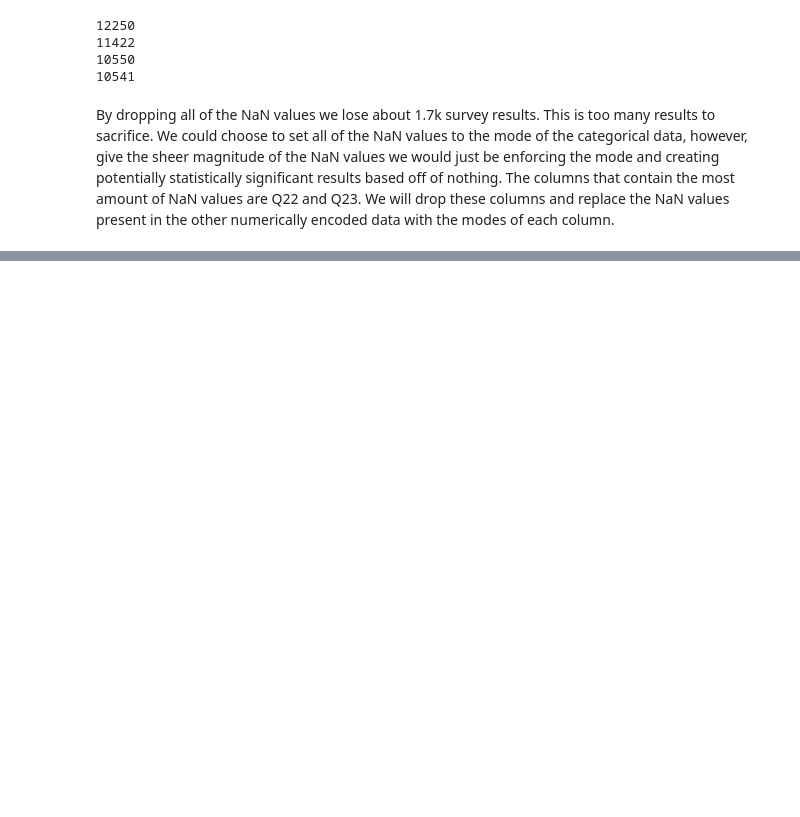
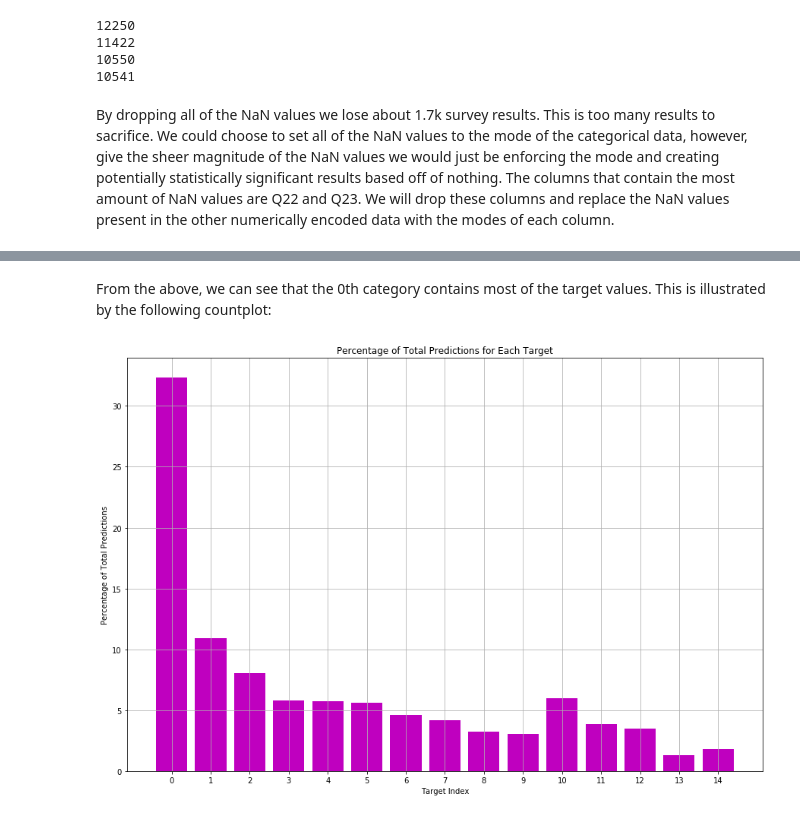
Before and after one commit to atkinssamuel/data-sci-salary-logistic-regression, a Jupyter notebook: atkins_1002951754_assignment2.ipynb, the cells around one changed output, grey strips where cells are left out. Drawn from its saved outputs; the diff is of its cells as text; code cells hidden in the pictures; blank space fills up the shorter version.

```diff
--- a/atkins_1002951754_assignment2.ipynb
+++ b/atkins_1002951754_assignment2.ipynb
@@ -383,0 +767,16 @@ We will create an $N x 1$ matrix of r-values where each entry corresponds with t
+# %%
+dfx = dfx.iloc[:, fit.support_]
+
+model = LogisticRegression()
+model.fit(dfx, dfy)
+predictions = model.predict(dfx)
+
+TN = confusion_matrix(dfy, predictions)[0][0]
+FP = confusion_matrix(dfy, predictions)[0][1]
+FN = confusion_matrix(dfy, predictions)[1][0]
+TP = confusion_matrix(dfy, predictions)[1][1]
+
+total = TN + FP + FN + TP
+ACC = (TP + TN) / float(total)
+
+print ("This model got an accuracy of {}% on the training set".format(round(ACC*100,2)))
@@ -383,0 +845,7 @@ We will create an $N x 1$ matrix of r-values where each entry corresponds with t
+# %%
+model = LogisticRegression()
+model.fit(dfx, dfy)
+predictions = model.predict_proba(dfx)
+
+print("Shape of probabilistic predictions:", predictions.shape)
+print("First 5 probabilistic predictions:", predictions[:5])
@@ -383,0 +915,7 @@ We will create an $N x 1$ matrix of r-values where each entry corresponds with t
+# %%
+dfy_one_hot = pd.get_dummies(dfy)
+dfy_counts = []
+for column in dfy_one_hot.columns:
+    dfy_count = round(dfy_one_hot[column][dfy_one_hot[column] == 1].count()/dfy_one_hot.shape[0]*100, 3)
+    dfy_counts.append(dfy_count)
+    print("Column {} has {}% of the target values".format(column, dfy_count))
@@ -383,0 +938,14 @@ We will create an $N x 1$ matrix of r-values where each entry corresponds with t
+# %% [markdown]
+From the above, we can see that the 0th category contains most of the target values. This is illustrated by the following countplot:
+# %%
+indices = np.arange(15)
+plt.figure(figsize=(15, 10))
+plt.bar(indices, dfy_counts, color="m")
+plt.grid()
+plt.xlabel("Target Index")
+plt.xticks(indices)
+plt.ylabel("Percentage of Total Predictions")
+plt.title("Percentage of Total Predictions for Each Target")
+plt.show()
+# %% [output]
+[figure, added]
```
Also changed, not shown: parts of 52 cells of this notebook, 4 other files.
